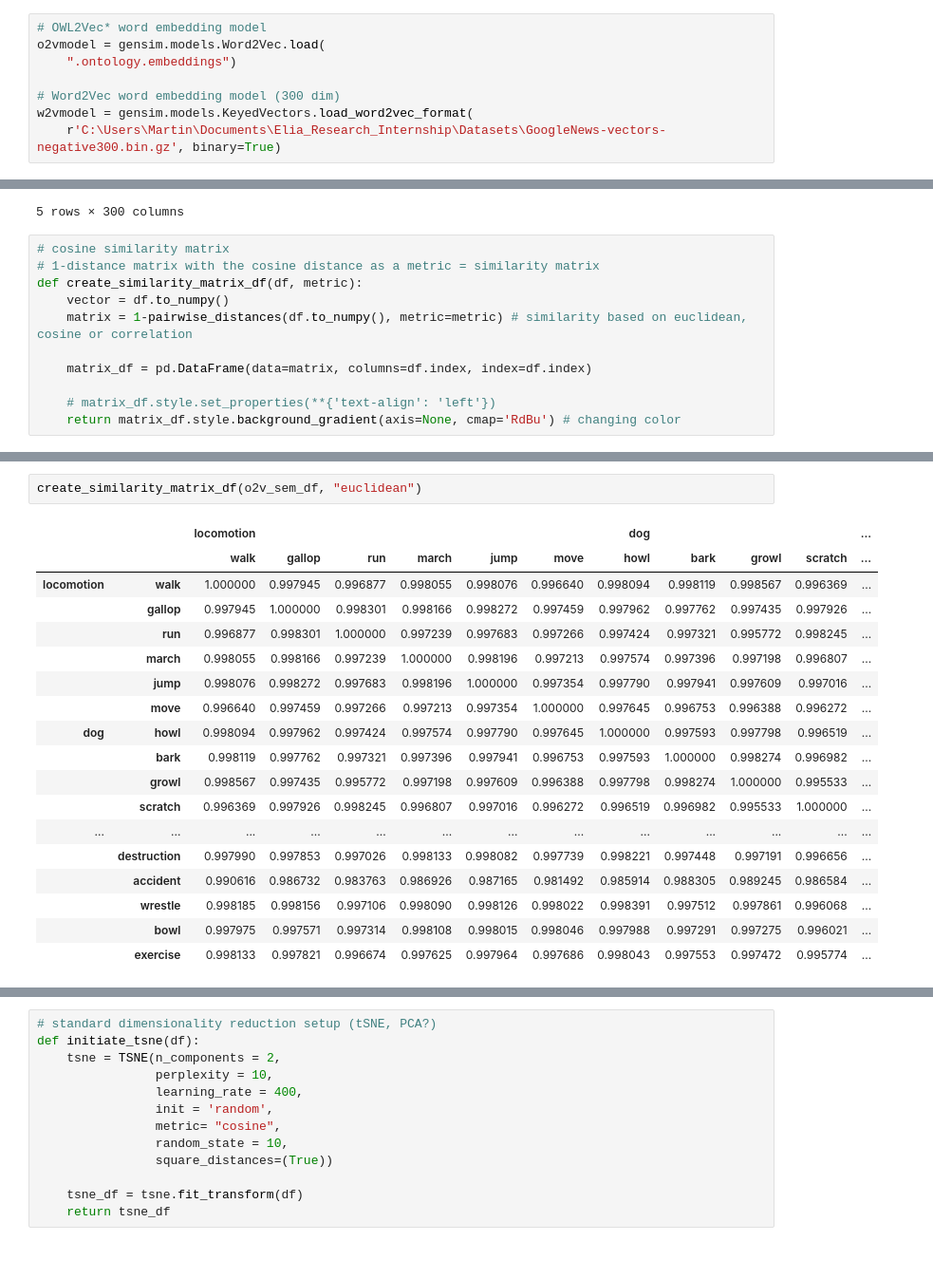
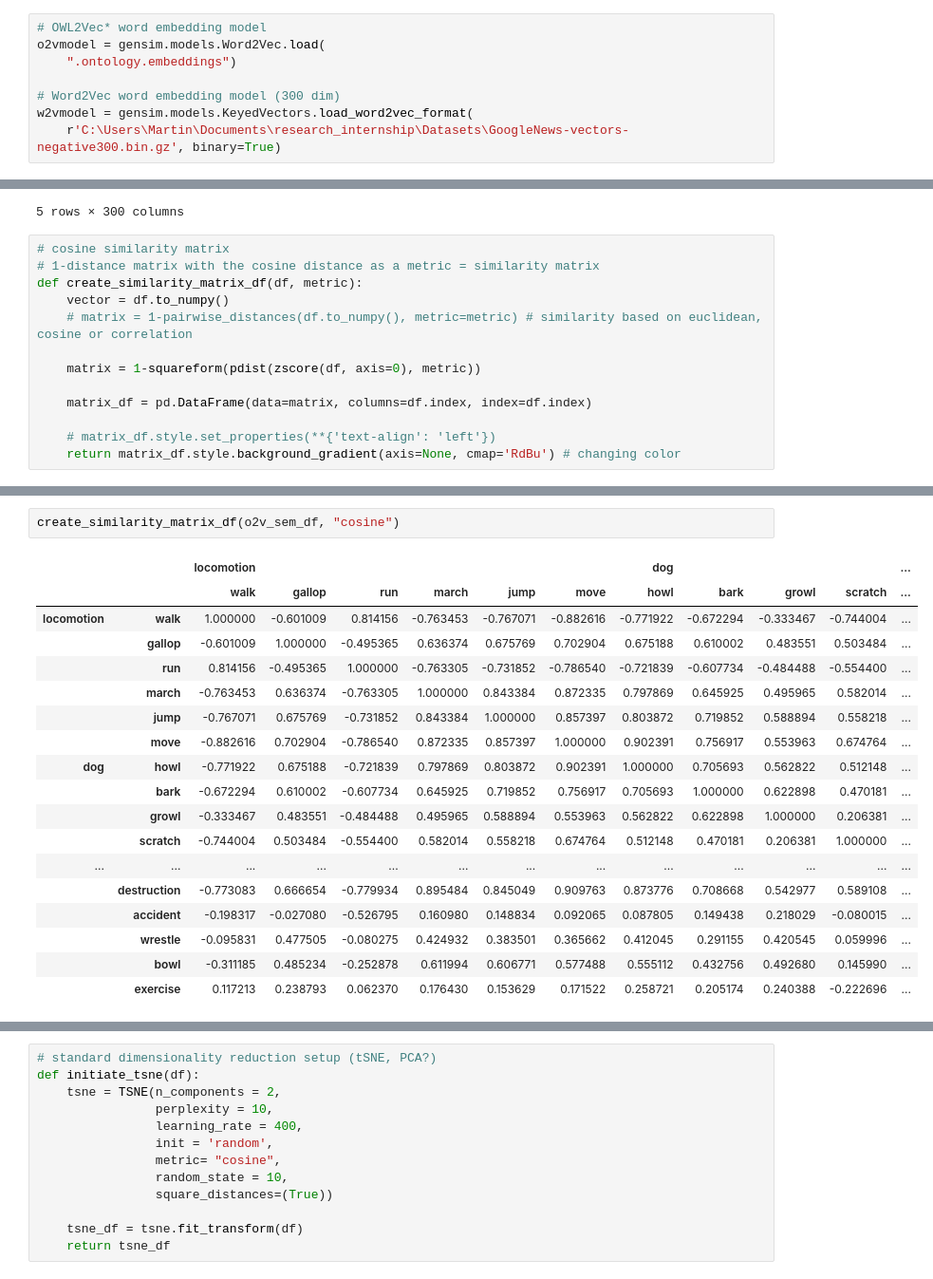
Before and after one commit to martinbremm/embedding-comparison, a Jupyter notebook: embedding_comparison.ipynb, the cells around one changed output, grey strips where cells are left out. Shown at 95% size. Drawn from its saved outputs; the diff is of its cells as text.

```diff
--- a/embedding_comparison.ipynb
+++ b/embedding_comparison.ipynb
@@ -30,7 +33,7 @@ o2vmodel = gensim.models.Word2Vec.load(
 
 # Word2Vec word embedding model (300 dim)
 w2vmodel = gensim.models.KeyedVectors.load_word2vec_format(
-    r'C:\Users\Martin\Documents\Elia_Research_Internship\Datasets\GoogleNews-vectors-negative300.bin.gz', binary=True)
+    r'C:\Users\Martin\Documents\research_internship\Datasets\GoogleNews-vectors-negative300.bin.gz', binary=True)
 # %%
 # function to create df of words and their embeddings for later plotting
 def create_df(model, dict):
@@ -85,7 +87,9 @@ w2v_sem_df.head(n=5)
 # 1-distance matrix with the cosine distance as a metric = similarity matrix
 def create_similarity_matrix_df(df, metric):
     vector = df.to_numpy()
-    matrix = 1-pairwise_distances(df.to_numpy(), metric=metric) # similarity based on euclidean, cosine or correlation
+    # matrix = 1-pairwise_distances(df.to_numpy(), metric=metric) # similarity based on euclidean, cosine or correlation
+
+    matrix = 1-squareform(pdist(zscore(df, axis=0), metric))
 
     matrix_df = pd.DataFrame(data=matrix, columns=df.index, index=df.index)
 
@@ -136,22 +140,22 @@ create_similarity_matrix_df(w2v_aco_df, "euclidean")
 # %%
-create_similarity_matrix_df(o2v_sem_df, "euclidean")
+create_similarity_matrix_df(o2v_sem_df, "cosine")
 # %% [output]
 |  |  | locomotion |  |  |  |  |  | dog |  |  |  | ... |
 |  |  | walk | gallop | run | march | jump | move | howl | bark | growl | scratch | ... |
-| locomotion | walk | 1.000000 | 0.997945 | 0.996877 | 0.998055 | 0.998076 | 0.996640 | 0.998094 | 0.998119 | 0.998567 | 0.996369 | ... |
-|  | gallop | 0.997945 | 1.000000 | 0.998301 | 0.998166 | 0.998272 | 0.997459 | 0.997962 | 0.997762 | 0.997435 | 0.997926 | ... |
-|  | run | 0.996877 | 0.998301 | 1.000000 | 0.997239 | 0.997683 | 0.997266 | 0.997424 | 0.997321 | 0.995772 | 0.998245 | ... |
-|  | march | 0.998055 | 0.998166 | 0.997239 | 1.000000 | 0.998196 | 0.997213 | 0.997574 | 0.997396 | 0.997198 | 0.996807 | ... |
-|  | jump | 0.998076 | 0.998272 | 0.997683 | 0.998196 | 1.000000 | 0.997354 | 0.997790 | 0.997941 | 0.997609 | 0.997016 | ... |
-|  | move | 0.996640 | 0.997459 | 0.997266 | 0.997213 | 0.997354 | 1.000000 | 0.997645 | 0.996753 | 0.996388 | 0.996272 | ... |
-| dog | howl | 0.998094 | 0.997962 | 0.997424 | 0.997574 | 0.997790 | 0.997645 | 1.000000 | 0.997593 | 0.997798 | 0.996519 | ... |
-|  | bark | 0.998119 | 0.997762 | 0.997321 | 0.997396 | 0.997941 | 0.996753 | 0.997593 | 1.000000 | 0.998274 | 0.996982 | ... |
-|  | growl | 0.998567 | 0.997435 | 0.995772 | 0.997198 | 0.997609 | 0.996388 | 0.997798 | 0.998274 | 1.000000 | 0.995533 | ... |
-|  | scratch | 0.996369 | 0.997926 | 0.998245 | 0.996807 | 0.997016 | 0.996272 | 0.996519 | 0.996982 | 0.995533 | 1.000000 | ... |
+| locomotion | walk | 1.000000 | -0.601009 | 0.814156 | -0.763453 | -0.767071 | -0.882616 | -0.771922 | -0.672294 | -0.333467 | -0.744004 | ... |
+|  | gallop | -0.601009 | 1.000000 | -0.495365 | 0.636374 | 0.675769 | 0.702904 | 0.675188 | 0.610002 | 0.483551 | 0.503484 | ... |
+|  | run | 0.814156 | -0.495365 | 1.000000 | -0.763305 | -0.731852 | -0.786540 | -0.721839 | -0.607734 | -0.484488 | -0.554400 | ... |
+|  | march | -0.763453 | 0.636374 | -0.763305 | 1.000000 | 0.843384 | 0.872335 | 0.797869 | 0.645925 | 0.495965 | 0.582014 | ... |
+|  | jump | -0.767071 | 0.675769 | -0.731852 | 0.843384 | 1.000000 | 0.857397 | 0.803872 | 0.719852 | 0.588894 | 0.558218 | ... |
+|  | move | -0.882616 | 0.702904 | -0.786540 | 0.872335 | 0.857397 | 1.000000 | 0.902391 | 0.756917 | 0.553963 | 0.674764 | ... |
+| dog | howl | -0.771922 | 0.675188 | -0.721839 | 0.797869 | 0.803872 | 0.902391 | 1.000000 | 0.705693 | 0.562822 | 0.512148 | ... |
+|  | bark | -0.672294 | 0.610002 | -0.607734 | 0.645925 | 0.719852 | 0.756917 | 0.705693 | 1.000000 | 0.622898 | 0.470181 | ... |
+|  | growl | -0.333467 | 0.483551 | -0.484488 | 0.495965 | 0.588894 | 0.553963 | 0.562822 | 0.622898 | 1.000000 | 0.206381 | ... |
+|  | scratch | -0.744004 | 0.503484 | -0.554400 | 0.582014 | 0.558218 | 0.674764 | 0.512148 | 0.470181 | 0.206381 | 1.000000 | ... |
 | ... | ... | ... | ... | ... | ... | ... | ... | ... | ... | ... | ... | ... |
-|  | destruction | 0.997990 | 0.997853 | 0.997026 | 0.998133 | 0.998082 | 0.997739 | 0.998221 | 0.997448 | 0.997191 | 0.996656 | ... |
-|  | accident | 0.990616 | 0.986732 | 0.983763 | 0.986926 | 0.987165 | 0.981492 | 0.985914 | 0.988305 | 0.989245 | 0.986584 | ... |
-|  | wrestle | 0.998185 | 0.998156 | 0.997106 | 0.998090 | 0.998126 | 0.998022 | 0.998391 | 0.997512 | 0.997861 | 0.996068 | ... |
-|  | bowl | 0.997975 | 0.997571 | 0.997314 | 0.998108 | 0.998015 | 0.998046 | 0.997988 | 0.997291 | 0.997275 | 0.996021 | ... |
-|  | exercise | 0.998133 | 0.997821 | 0.996674 | 0.997625 | 0.997964 | 0.997686 | 0.998043 | 0.997553 | 0.997472 | 0.995774 | ... |
+|  | destruction | -0.773083 | 0.666654 | -0.779934 | 0.895484 | 0.845049 | 0.909763 | 0.873776 | 0.708668 | 0.542977 | 0.589108 | ... |
+|  | accident | -0.198317 | -0.027080 | -0.526795 | 0.160980 | 0.148834 | 0.092065 | 0.087805 | 0.149438 | 0.218029 | -0.080015 | ... |
+|  | wrestle | -0.095831 | 0.477505 | -0.080275 | 0.424932 | 0.383501 | 0.365662 | 0.412045 | 0.291155 | 0.420545 | 0.059996 | ... |
+|  | bowl | -0.311185 | 0.485234 | -0.252878 | 0.611994 | 0.606771 | 0.577488 | 0.555112 | 0.432756 | 0.492680 | 0.145990 | ... |
+|  | exercise | 0.117213 | 0.238793 | 0.062370 | 0.176430 | 0.153629 | 0.171522 | 0.258721 | 0.205174 | 0.240388 | -0.222696 | ... |
 # %%
```
Also changed, not shown: parts of 5 cells of this notebook.
